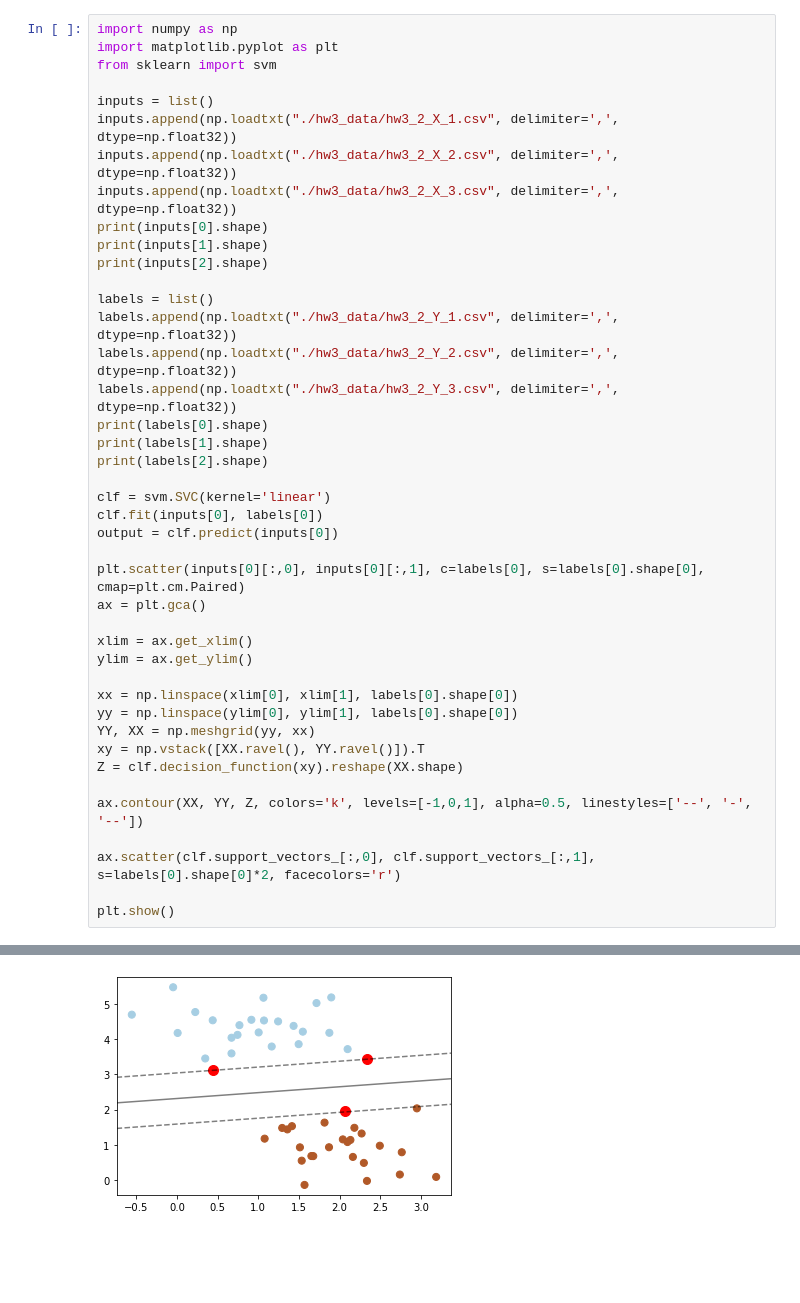
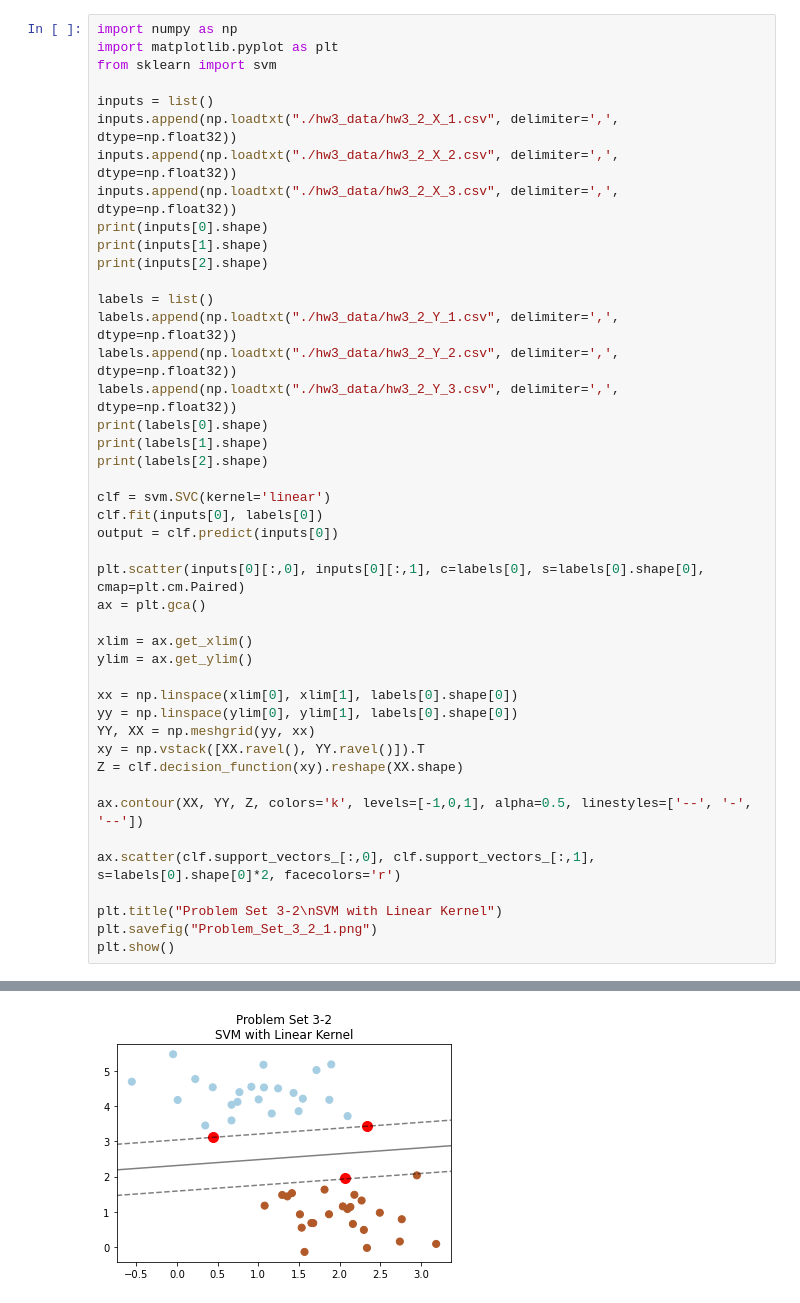
Before and after one commit to dkdlqoddi/Machine_Learning_Problem_Set_3, a Jupyter notebook: Machine_Learning_Problem_Set_3_2014314636_JeYul_Woo.ipynb, the cells around one changed output, grey strips where cells are left out. Drawn from its saved outputs; the diff is of its cells as text; blank space fills up the shorter version.

```diff
--- a/Machine_Learning_Problem_Set_3_2014314636_JeYul_Woo.ipynb
+++ b/Machine_Learning_Problem_Set_3_2014314636_JeYul_Woo.ipynb
@@ -20,34 +20,36 @@ print(labels[1].shape)
 print(labels[2].shape)
 
 clf = svm.SVC(kernel='linear')
 clf.fit(inputs[0], labels[0])
 output = clf.predict(inputs[0])
 
 plt.scatter(inputs[0][:,0], inputs[0][:,1], c=labels[0], s=labels[0].shape[0], cmap=plt.cm.Paired)
 ax = plt.gca()
 
 xlim = ax.get_xlim()
 ylim = ax.get_ylim()
 
 xx = np.linspace(xlim[0], xlim[1], labels[0].shape[0])
 yy = np.linspace(ylim[0], ylim[1], labels[0].shape[0])
 YY, XX = np.meshgrid(yy, xx)
 xy = np.vstack([XX.ravel(), YY.ravel()]).T
 Z = clf.decision_function(xy).reshape(XX.shape)
 
 ax.contour(XX, YY, Z, colors='k', levels=[-1,0,1], alpha=0.5, linestyles=['--', '-', '--'])
 
 ax.scatter(clf.support_vectors_[:,0], clf.support_vectors_[:,1], s=labels[0].shape[0]*2, facecolors='r')
 
+plt.title("Problem Set 3-2\nSVM with Linear Kernel")
+plt.savefig("Problem_Set_3_2_1.png")
 plt.show()
 # %% [output]
 (50, 2)
 (100, 2)
 (100, 2)
 (50,)
 (100,)
 (100,)
-[figure, old version]
+[figure, new version]
 # %%
 clf = svm.SVC(kernel='rbf')
 clf.fit(inputs[1], labels[1])
```
Also changed, not shown: parts of 2 cells of this notebook.
